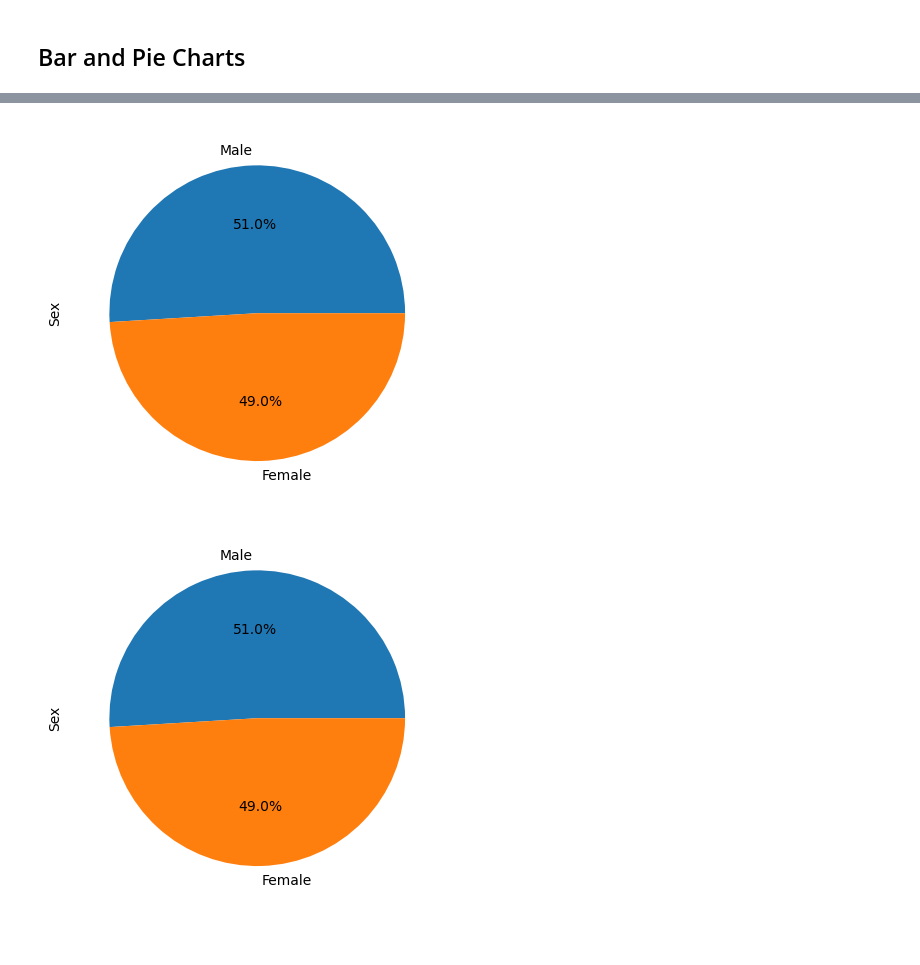
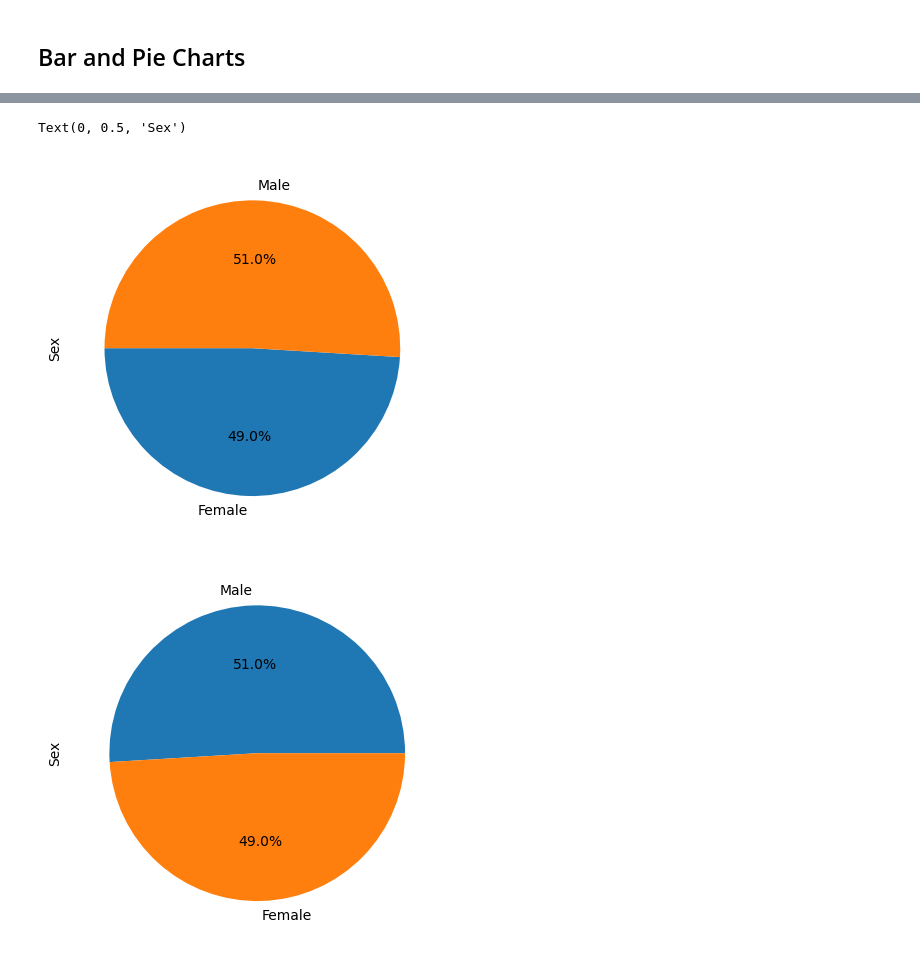
Before and after one commit to VickyL86/Data-Visualization-HWK-5, a Jupyter notebook: Pymaceuticals/pymaceuticals_starter.ipynb, the cells around one changed output, grey strips where cells are left out. Cells and saved outputs as stored; diff of their text form; code cells hidden in the pictures.

Commit message:
Add bar and pie charts

```diff
--- a/Pymaceuticals/pymaceuticals_starter.ipynb
+++ b/Pymaceuticals/pymaceuticals_starter.ipynb
@@ -69,3 +73,5 @@ duplicate_mice_df = dataset_df.loc[dataset_df["Mouse ID"] == "g989"]
 # %%
 # Create a clean DataFrame by dropping the duplicate mouse by its ID.
+clean_dataset_df = dataset_df[dataset_df["Mouse ID"].isin(duplicate_mice)==False]
+clean_dataset_df
 # %% [output]
@@ -132,7 +175,15 @@ duplicate_mice_df = dataset_df.loc[dataset_df["Mouse ID"] == "g989"]
 # %%
 # Generate a pie plot showing the distribution of female versus male mice using Pandas
+mouse_sex = clean_dataset_df.groupby(["Sex"]).count()["Mouse ID"]
+
+colors = ["blue", "orange"]
+mouse_sex_pie = mouse_sex.plot(kind="pie",y="Sex",autopct='%1.1f%%', startangle=180)
+
+
+mouse_sex_pie.set_ylabel("Sex")
 # %% [output]
+Text(0, 0.5, 'Sex')
-[figure, old version]
+[figure, new version]
 # %%
 # Generate a pie plot showing the distribution of female versus male mice using pyplot
 # %% [output]
```
Also changed, not shown: parts of 9 cells of this notebook.
